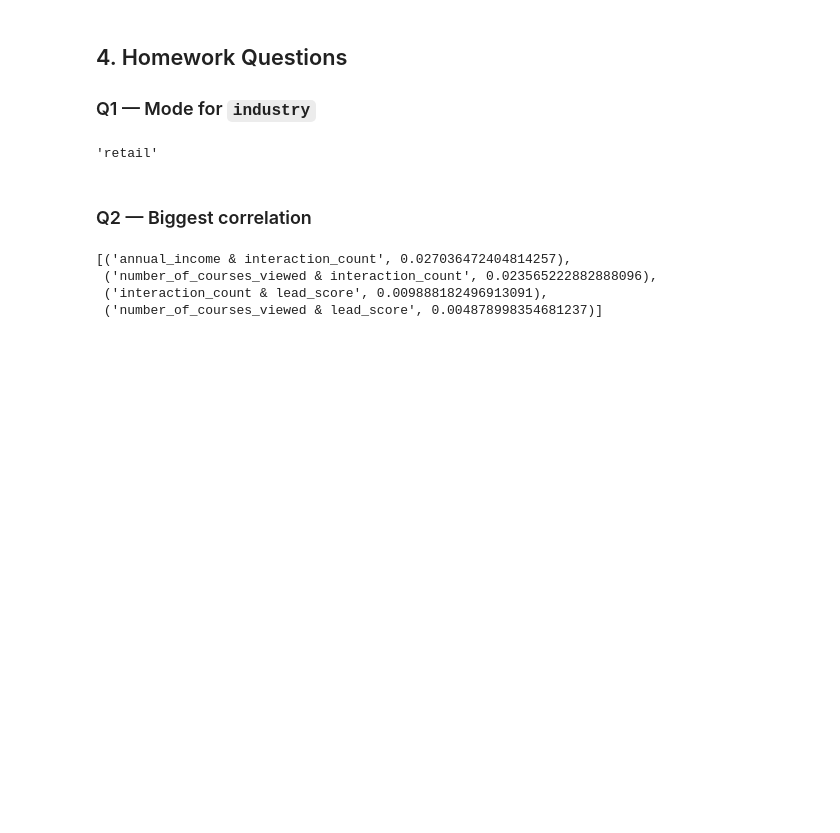
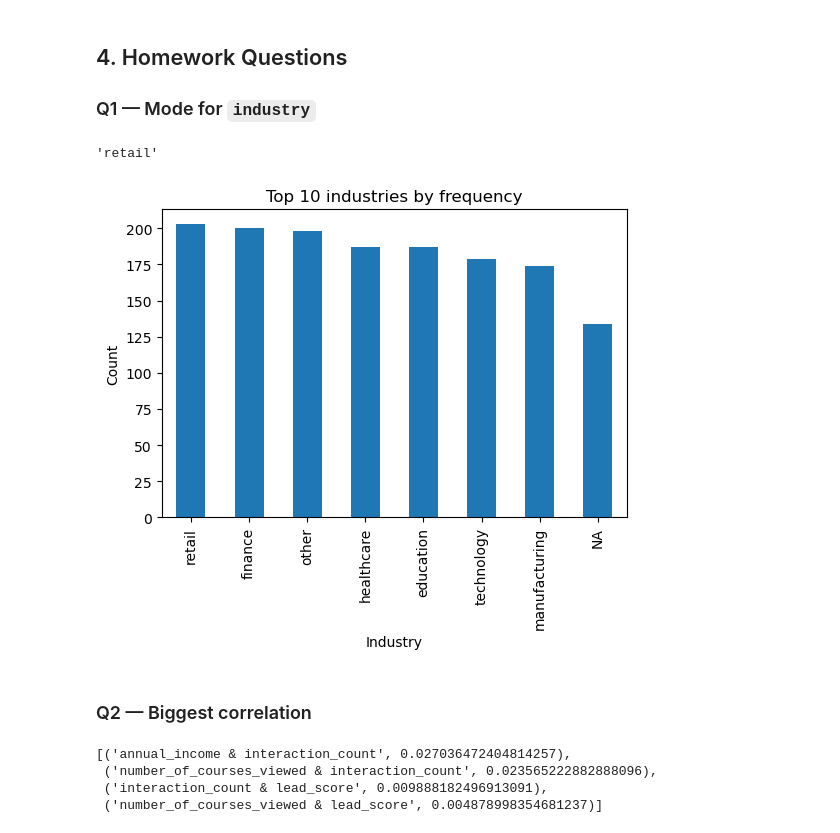
Before and after one commit to CGDDAI/machine-learning-zoomcamp-homework, a Jupyter notebook: hw03-classification-lead-scoring.ipynb, the cells around one changed output. Cells and saved outputs as stored; diff of their text form; code cells hidden in the pictures; blank space fills up the shorter version.

```diff
--- a/hw03-classification-lead-scoring.ipynb
+++ b/hw03-classification-lead-scoring.ipynb
@@ -152,6 +152,16 @@ q1_mode = df["industry"].mode(dropna=False)[0] if "industry" in df.columns else
 q1_mode
 # %% [output]
 'retail'
+# %%
+import matplotlib.pyplot as plt
+
+df['industry'].value_counts().head(10).plot(kind='bar', figsize=(6,4))
+plt.title("Top 10 industries by frequency")
+plt.ylabel("Count")
+plt.xlabel("Industry")
+plt.show()
+# %% [output]
+[figure, added]
 # %% [markdown]
 ### Q2 — Biggest correlation
 # %%
```
Also changed, not shown: parts of 4 cells of this notebook.
